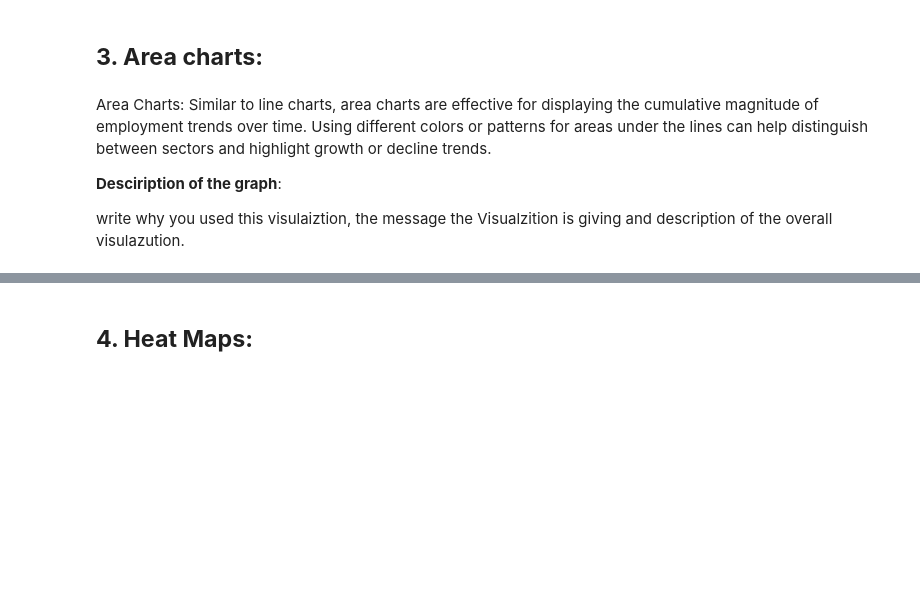
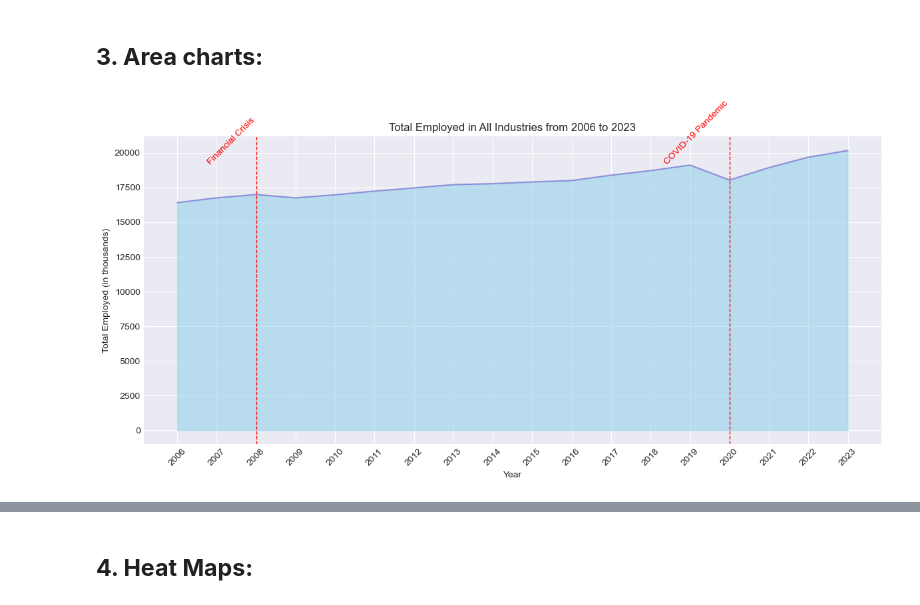
Before and after one commit to Azazftb/Econmic-Developement, a Jupyter notebook: Main.ipynb, the cells around one changed output, grey strips where cells are left out. Cells and saved outputs as stored; diff of their text form; code cells hidden in the pictures; blank space fills up the shorter version.

```diff
--- a/Main.ipynb
+++ b/Main.ipynb
@@ -115,6 +158,39 @@ Useful for comparing the employment rates across different sectors at a specific
-# %% [markdown]
-Area Charts: Similar to line charts, area charts are effective for displaying the cumulative magnitude of employment trends over time. Using different colors or patterns for areas under the lines can help distinguish between sectors and highlight growth or decline trends.
-
-**Desciription of the graph**:
-
-write why you used this visulaiztion, the message the Visualzition is giving and description of the overall visulazution.
+# %%
+import pandas as pd
+import matplotlib.pyplot as plt
+import numpy as np
+
+file_path = 'Cleaned_Data1.csv'
+data = pd.read_csv(file_path)
+
+# Assuming 'Total employed, all industries' is the first row
+total_employed_data = data.iloc[0, 1:].values
+years = [int(year) for year in data.columns[1:]]
+
+# Convert employment data to a numpy array of floats for safe plotting
+total_employed_array = np.array(total_employed_data, dtype=float)
+
+
+plt.figure(figsize=(12, 6))
+plt.fill_between(years, total_employed_array, color="skyblue", alpha=0.5)
+plt.plot(years, total_employed_array, color="Slateblue", alpha=0.6)
+
+# Highlight major economic events
+major_events = {
+    2008: 'Financial Crisis',
+    2020: 'COVID-19 Pandemic'
+}
+
+for year, event in major_events.items():
+    plt.axvline(x=year, color='red', linestyle='--', linewidth=1)
+    plt.text(year, max(total_employed_array)*0.95, f'{event}', rotation=45, horizontalalignment='right', color='red')
+
+plt.title("Total Employed in All Industries from 2006 to 2023")
+plt.xlabel("Year")
+plt.ylabel("Total Employed (in thousands)")
+plt.xticks(years, rotation=45)
+plt.grid(True)
+plt.tight_layout()
+plt.show()
+# %% [output]
+[figure, added]
```
Also changed, not shown: parts of 32 cells of this notebook, 1 other file.
